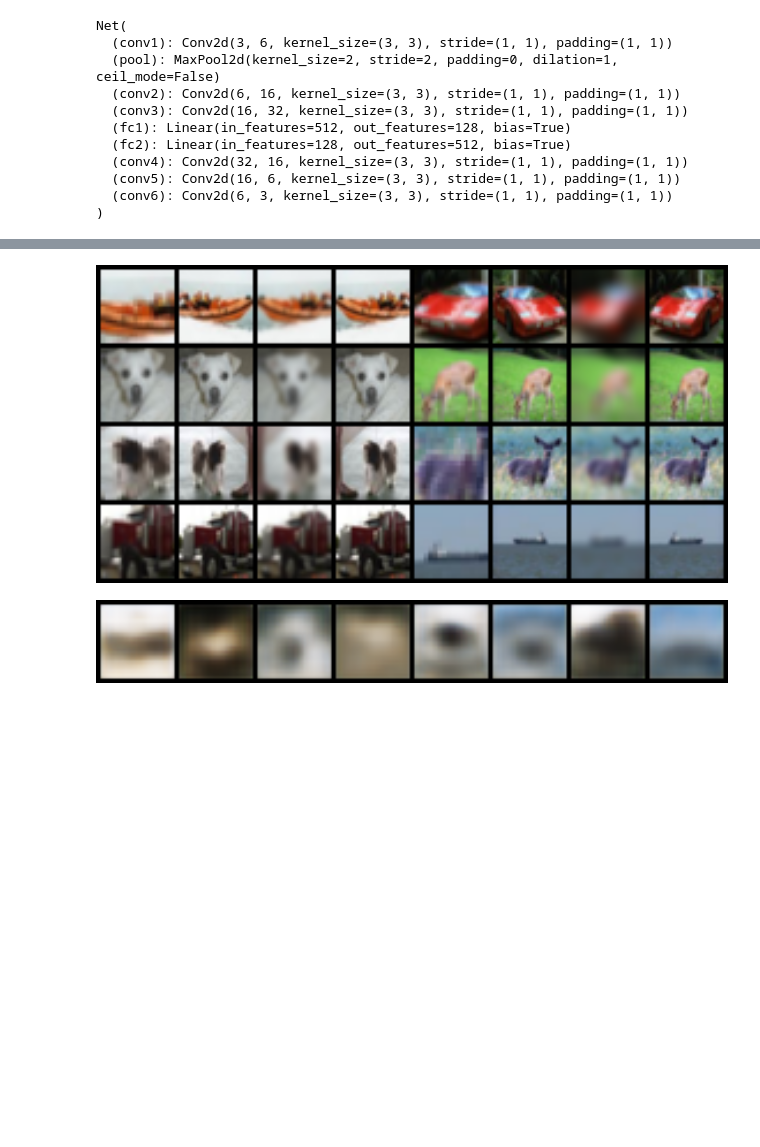
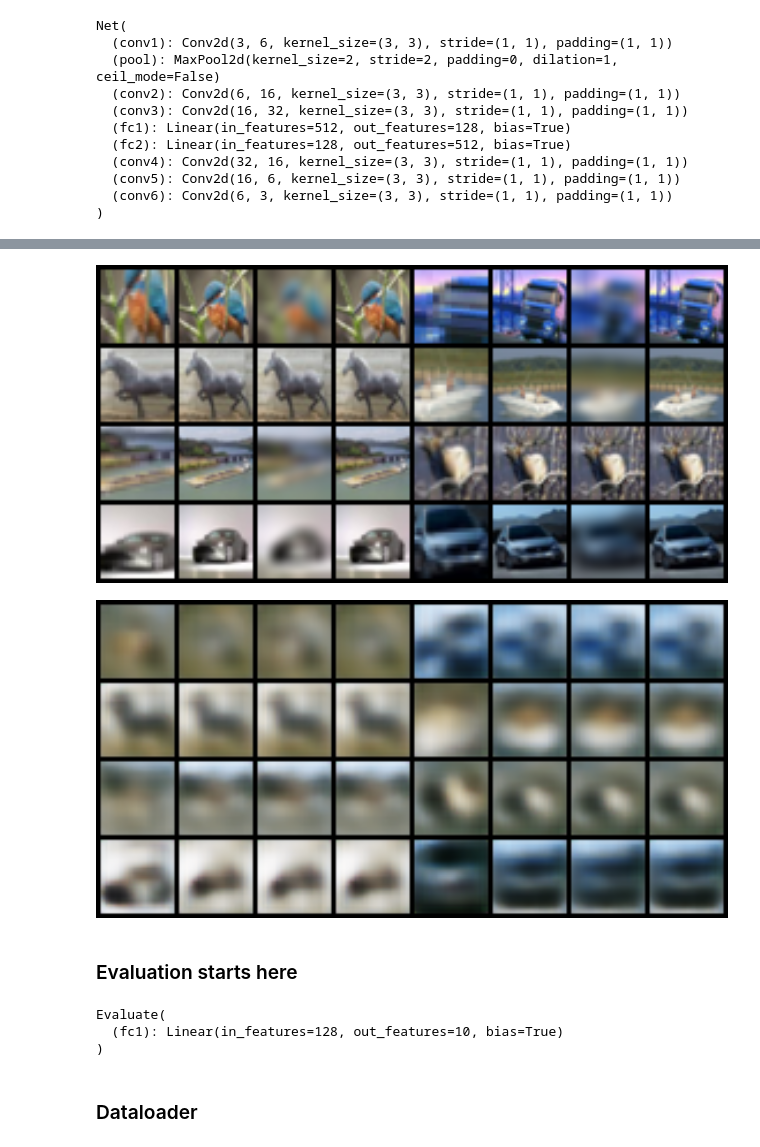
Before and after one commit to JackXu0/Unsupervised-learning-for-CIFAR10, a Jupyter notebook: CML Unsupervised.ipynb, the cells around one changed output, grey strips where cells are left out. Cells and saved outputs as stored; diff of their text form; code cells hidden in the pictures; blank space fills up the shorter version.

Commit message:
evaluate modified

```diff
--- a/CML Unsupervised.ipynb
+++ b/CML Unsupervised.ipynb
@@ -41,8 +41,6 @@ def augmentation(im):
 
     im = im.permute(1, 2, 0).numpy()
     return torch.Tensor([t(image=im) for t in transformations]).permute(0, 3, 1, 2)
-# %%
-na = 4
 # %%
 # dataset = datasets.ImageFolder(root='./data-nodules2d', transform = transforms.Compose([transforms.ToTensor()]))
 dataset = datasets.CIFAR10('.', transform = transforms.Compose([transforms.ToTensor(), augmentation]), download = True)
@@ -69,7 +67,7 @@ display(Image('real_image.png', width=500, unconfined=True))
 ### Todo: Totensor --> Numpy --> Totensor
 # %%
 class Net(nn.Module):
-    def __init__(self):
+    def __init__(self, na=4):
         super(Net, self).__init__()
         self.conv1 = nn.Conv2d(3, 6, 3, padding=1)
         self.pool = nn.MaxPool2d(2, 2)
@@ -83,6 +81,8 @@ class Net(nn.Module):
         self.conv5 = nn.Conv2d(16, 6, 3,padding = 1)
         self.conv6 = nn.Conv2d(6, 3, 3,padding = 1)
 
+        self.na = na
+
 
     def encoder(self, x):
         x = self.pool(F.relu(self.conv1(x)))
@@ -95,6 +95,9 @@ class Net(nn.Module):
 
     # TODO: Use Fc for pooling
     def pooling(self, vectors):
+        na = self.na
+        if not na:
+            return vectors
         vectors = vectors.view(bs, na, 128)
         vectors = vectors[:, :na-1, :]
         return vectors.mean(dim=1)
@@ -118,12 +121,12 @@ class Net(nn.Module):
         return x
 
 
-    def forward(self,x):
+    def forward(self, x):
         x = x.view(-1, 3, 32, 32)
         x = self.encoder(x)
         x = self.pooling(x)
-        x = self.decoder(x)
-        return x
+        y = self.decoder(x)
+        return x, y
 
 net = Net()
 # %%
@@ -152,0 +152,2 @@ torch.Size([8, 3, 32, 32])
+# %%
+model.na = 4
@@ -153,19 +157,19 @@ torch.Size([8, 3, 32, 32])
 # %%
-def train(train_loader):
-    epoch = 1
-    for batch_idx, (data, _) in enumerate(train_loader):
-        optimizer.zero_grad()
-        I_prime = model(data)
+def train(train_loader, epochs=10):
+    for epoch in range(epochs):
+        for batch_idx, (data, _) in enumerate(train_loader):
+            optimizer.zero_grad()
+            _, I_prime = model(data)
 
-        I = data[:, -1, :]
-        l1 = loss(I, I_prime)
-        l1.backward()
-        optimizer.step()
+            I = data[:, -1, :]
+            l1 = loss(I, I_prime)
+            l1.backward()
+            optimizer.step()
 
-        if batch_idx % 2 == 0:
-            print('Train Epoch: {} [{}/{} ({:.0f}%)]\tLoss: {:.6f}'.format(
-                epoch, batch_idx * len(data), len(train_loader.dataset),
-                100. * batch_idx / len(train_loader), l1.item()))
+            if batch_idx % 2 == 0:
+                print('Train Epoch: {} [{}/{} ({:.0f}%)]\tLoss: {:.6f}'.format(
+                    epoch, batch_idx * len(data), len(train_loader.dataset),
+                    100. * batch_idx / len(train_loader), l1.item()))
 # %%
 train(dataloader)
 # %% [output]
@@ -192,10 +196,10 @@ fixed_x = fixed_x.view(-1, 3, 32, 32)
 save_image(fixed_x, 'real_image.png')
 display(Image('real_image.png', width=1000, unconfined=True))
 # %% [output]
-[figure, old version]
+[figure, new version]
 # %%
-im = model(fixed_x)
+_, im = model(fixed_x)
 save_image(im, 'real_image.png')
 display(Image('real_image.png', width=1000, unconfined=True))
 # %% [output]
-[figure, old version]
+[figure, new version]
@@ -201,0 +209,2 @@ display(Image('real_image.png', width=1000, unconfined=True))
+# %% [markdown]
+### Evaluation starts here
@@ -201,0 +220,12 @@ display(Image('real_image.png', width=1000, unconfined=True))
+# %%
+net = Evaluate()
+criterion = nn.CrossEntropyLoss()
+optimizer = optim.Adam(net.parameters())
+
+net
+# %% [output]
+Evaluate(
+  (fc1): Linear(in_features=128, out_features=10, bias=True)
+)
+# %% [markdown]
+### Dataloader
```
Also changed, not shown: parts of 10 cells of this notebook.
